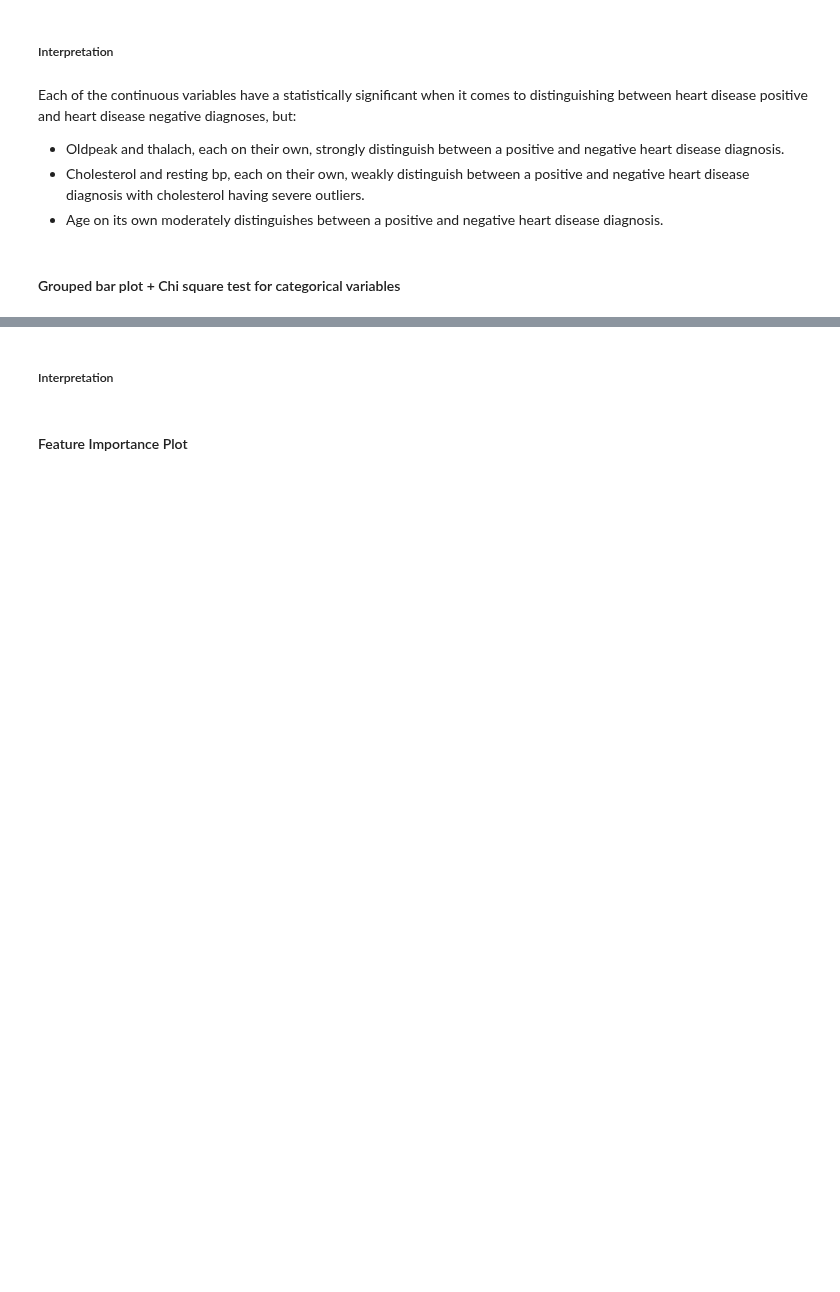
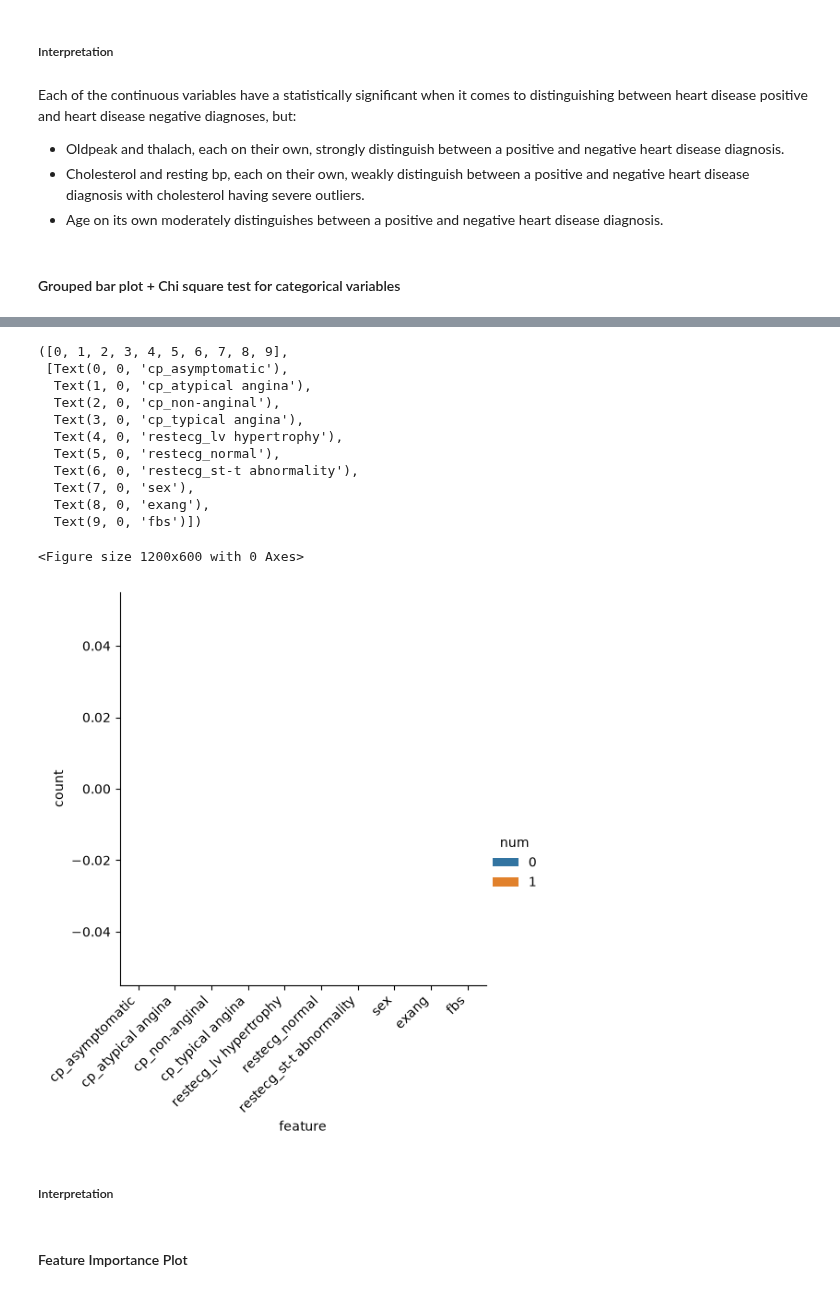
Before and after one commit to ThereseColeongco/hd-classifier, a Jupyter notebook: classifier.ipynb, the cells around one changed output, grey strips where cells are left out. Drawn from its saved outputs; the diff is of its cells as text; code cells hidden in the pictures; blank space fills up the shorter version.

```diff
--- a/classifier.ipynb
+++ b/classifier.ipynb
@@ -688,3 +705,22 @@ cat_counts
+# %%
+plt.figure(figsize=(12,6))
+bar_plot = sns.catplot(data=long_df_cat, kind='bar', x='feature', y='count', hue='num', hue_order=['0', '1'])
+
+plt.xticks(rotation=45, ha='right')
+# %% [output]
+([0, 1, 2, 3, 4, 5, 6, 7, 8, 9],
+ [Text(0, 0, 'cp_asymptomatic'),
+  Text(1, 0, 'cp_atypical angina'),
+  Text(2, 0, 'cp_non-anginal'),
+  Text(3, 0, 'cp_typical angina'),
+  Text(4, 0, 'restecg_lv hypertrophy'),
+  Text(5, 0, 'restecg_normal'),
+  Text(6, 0, 'restecg_st-t abnormality'),
+  Text(7, 0, 'sex'),
+  Text(8, 0, 'exang'),
+  Text(9, 0, 'fbs')])
+<Figure size 1200x600 with 0 Axes>
+[figure, added]
 # %% [markdown]
 ##### Interpretation
 # %% [markdown]
```
Also changed, not shown: parts of 5 cells of this notebook.
